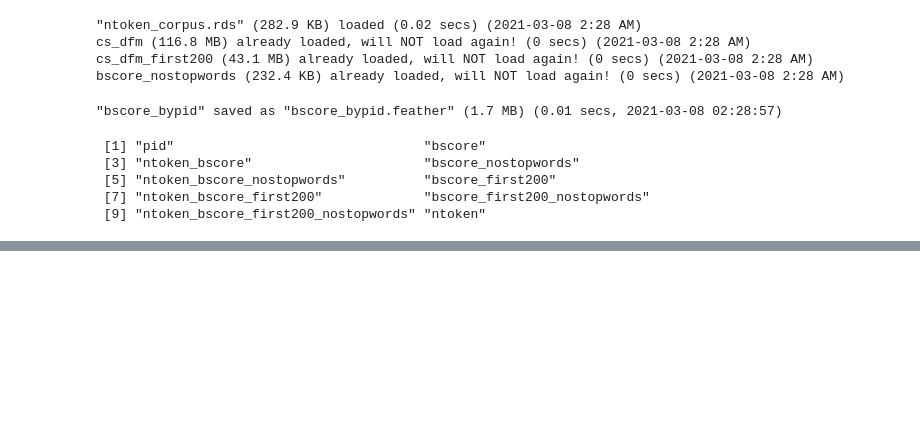
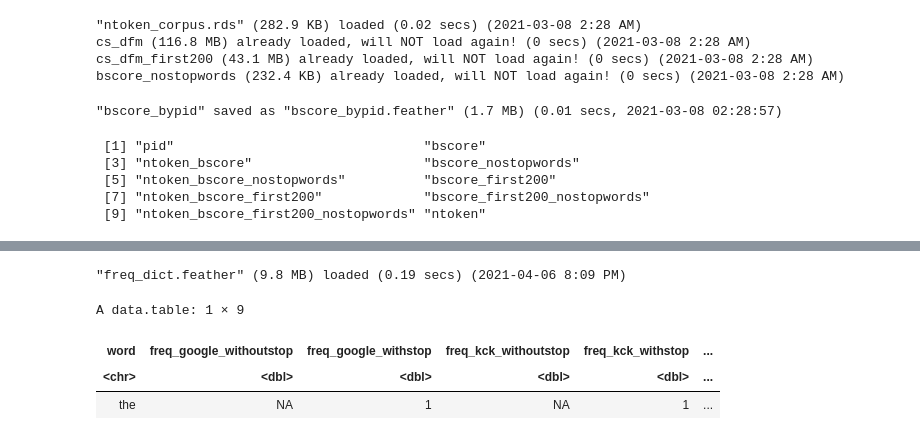
Before and after one commit to XiaomoWu/Construal, a Jupyter notebook: CS-text.ipynb, the cells around one changed output, grey strips where cells are left out. Drawn from its saved outputs; the diff is of its cells as text; code cells hidden in the pictures; blank space fills up the shorter version.

```diff
--- a/CS-text.ipynb
+++ b/CS-text.ipynb
@@ -212,0 +176,5 @@ feather.write_feather(result.to_pandas(), 'data/result.feather')
+# %%
+ld(tokens_as_df)
+ld(nltk_stopwords)
+
+google_freqdict_withstop = fread('data/freqdict.csv')
@@ -212,0 +207,21 @@ feather.write_feather(result.to_pandas(), 'data/result.feather')
+# %%
+punct = c(',', '.', '-', '?', '!', '(', ')', '$', '/', ':', ' ', '"', intToUtf8(160))
+
+kck_freqdict_withstopwords = tokens_as_df[, .(doc_id, word=tolower(token))
+    ][!(word %in% punct)
+    ][, .(n=.N), keyby=.(word)
+    ][, ':='(freq_kck_withstop=n/max(n))
+    ][order(-freq_kck_withstop), .(word, freq_kck_withstop)]
+
+kck_freqdict_withoutstopwords = tokens_as_df[, .(doc_id, word=tolower(token))
+    ][(!(word %in% punct)) & (!(word %in% nltk_stopwords$word))
+    ][, .(n=.N), keyby=.(word)
+    ][, ':='(freq_kck_withoutstop=n/max(n))
+    ][order(-freq_kck_withoutstop), .(word, freq_kck_withoutstop)]
+
+fwrite(kck_freqdict_withstopwords, 'data/Sharing/kck_freqdict_withstopwords.csv')
+fwrite(kck_freqdict_withoutstopwords, 'data/Sharing/kck_freqdict_withoutstopwords.csv')
+
+kck_freqdict = kck_freqdict_withoutstopwords[kck_freqdict_withstopwords, on=.(word)
+    # ][, ':='(freq_kck_withoutstop=nafill(freq_kck_withoutstop, 'const', 0))
+    ][order(-freq_kck_withstop)]
@@ -212,0 +263,9 @@ feather.write_feather(result.to_pandas(), 'data/result.feather')
+# %%
+ld(freq_dict, force=T)
+freq_dict[1]
+# %% [output]
+"freq_dict.feather" (9.8 MB) loaded (0.19 secs) (2021-04-06 8:09 PM)
+A data.table: 1 × 9
+| word | freq_google_withoutstop | freq_google_withstop | freq_kck_withoutstop | freq_kck_withstop | ... |
+| <chr> | <dbl> | <dbl> | <dbl> | <dbl> | ... |
+| the | NA | 1 | NA | 1 | ... |
```
Also changed, not shown: parts of 19 cells of this notebook, 2 other files.
